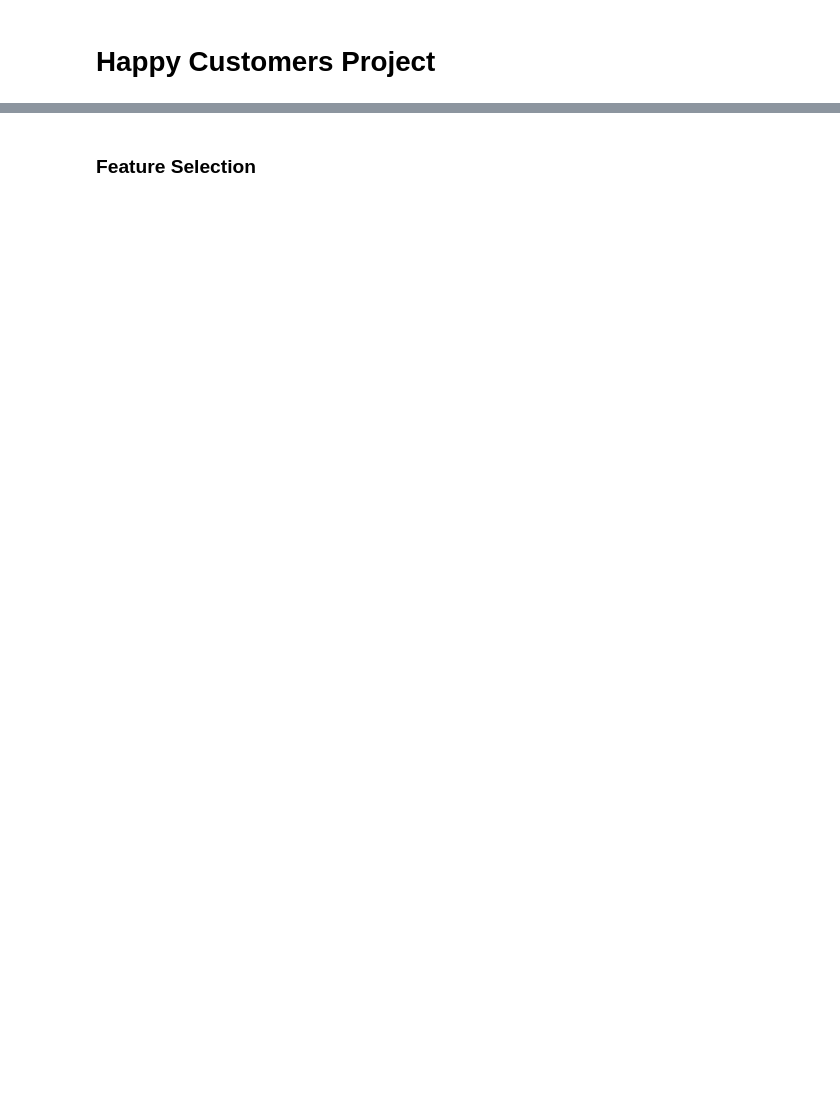
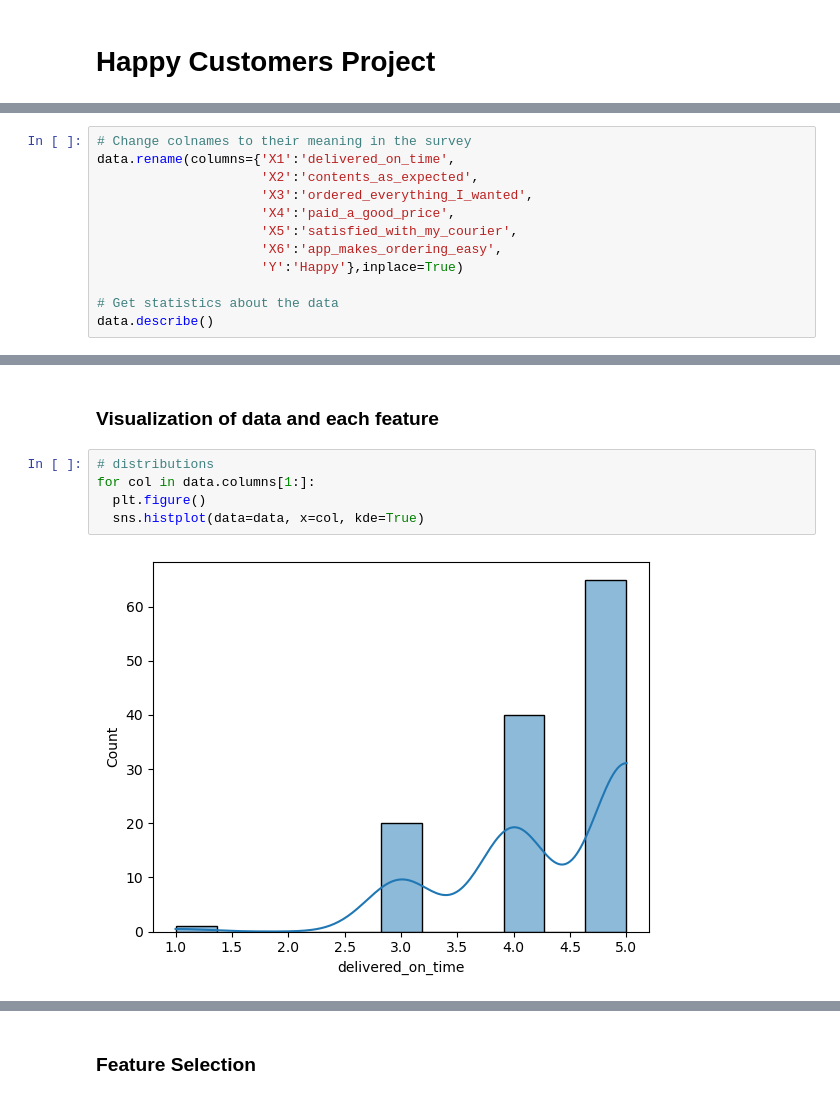
Before and after one commit to NNtorvas/CLCQdkqmbBYwSC7n, a Jupyter notebook: hc.ipynb, the cells around one changed output, grey strips where cells are left out. Drawn from its saved outputs; the diff is of its cells as text; blank space fills up the shorter version.

```diff
--- a/hc.ipynb
+++ b/hc.ipynb
@@ -63,0 +110,12 @@ VBox(children=(Tab(children=(Tab(children=(GridBox(children=(VBox(children=(Grid
+# %%
+# Change colnames to their meaning in the survey
+data.rename(columns={'X1':'delivered_on_time',
+                     'X2':'contents_as_expected',
+                     'X3':'ordered_everything_I_wanted',
+                     'X4':'paid_a_good_price',
+                     'X5':'satisfied_with_my_courier',
+                     'X6':'app_makes_ordering_easy',
+                     'Y':'Happy'},inplace=True)
+
+# Get statistics about the data
+data.describe()
@@ -63,0 +137,9 @@ VBox(children=(Tab(children=(Tab(children=(GridBox(children=(VBox(children=(Grid
+# %% [markdown]
+### Visualization of data and each feature
+# %%
+# distributions
+for col in data.columns[1:]:
+  plt.figure()
+  sns.histplot(data=data, x=col, kde=True)
+# %% [output]
+[figure, added]
```
Also changed, not shown: parts of 47 cells of this notebook.
